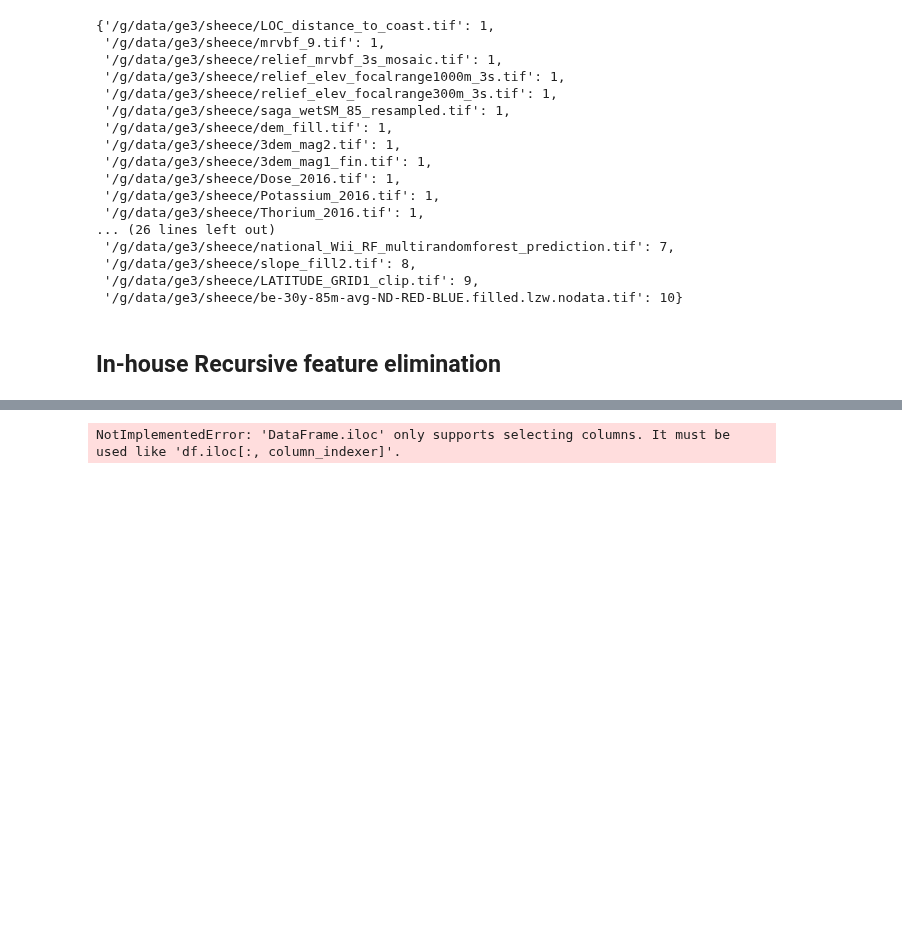
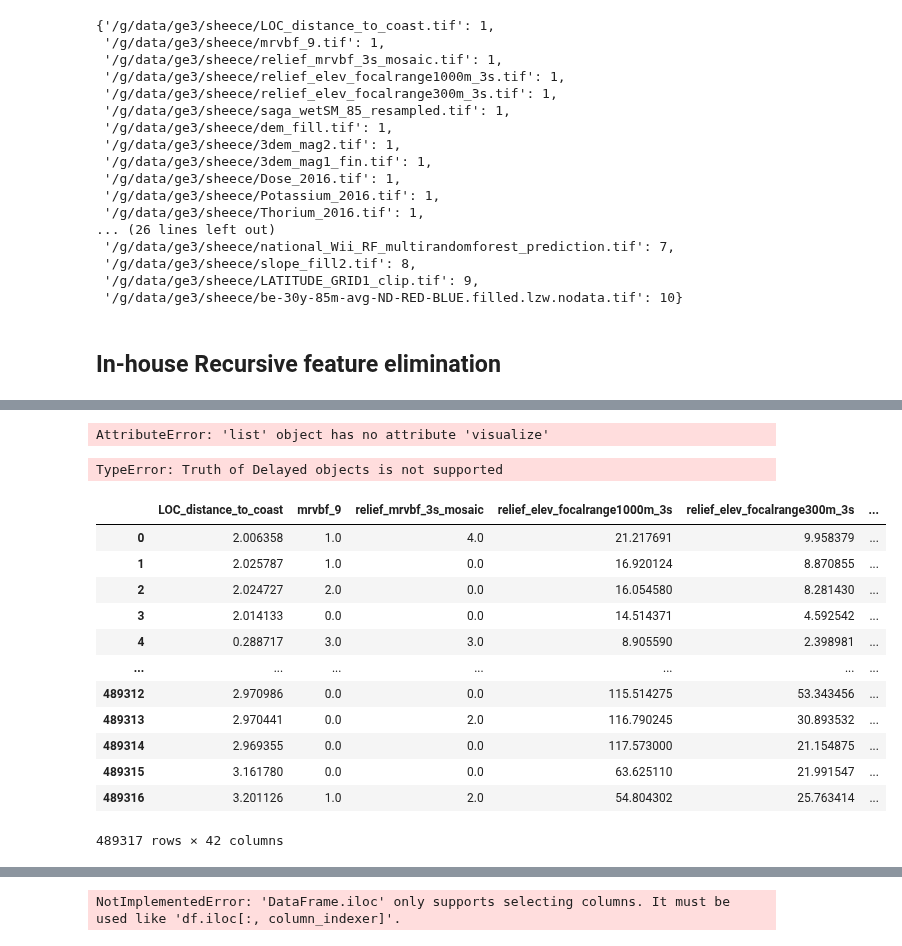
Before and after one commit to sheecegardezi/uncoverml, a Jupyter notebook: notebook/Feature Ranking.ipynb, the cells around one changed output, grey strips where cells are left out. Cells and saved outputs as stored; diff of their text form; code cells hidden in the pictures; blank space fills up the shorter version.

```diff
--- a/notebook/Feature Ranking.ipynb
+++ b/notebook/Feature Ranking.ipynb
@@ -193,0 +243,37 @@ def get_score_without_feature(X, y):
+# %%
+results.visualize
+# %% [output]
+AttributeError: 'list' object has no attribute 'visualize'
+# %%
+%%time
+
+now = time.time()
+results = []
+for feature in next(csv.reader(open(input_dataset_path)))[1:]:
+    score = get_score_without_feature([feature])
+    results.append(score)
+
+
+total = min(results)
+final_result = total.compute()
+after = time.time()
+print(after-now)
+print(result)
+# %% [output]
+TypeError: Truth of Delayed objects is not supported
+# %%
+pdf.drop("target",axis=1)
+# %% [output]
+|  | LOC_distance_to_coast | mrvbf_9 | relief_mrvbf_3s_mosaic | relief_elev_focalrange1000m_3s | relief_elev_focalrange300m_3s | ... |
+| 0 | 2.006358 | 1.0 | 4.0 | 21.217691 | 9.958379 | ... |
+| 1 | 2.025787 | 1.0 | 0.0 | 16.920124 | 8.870855 | ... |
+| 2 | 2.024727 | 2.0 | 0.0 | 16.054580 | 8.281430 | ... |
+| 3 | 2.014133 | 0.0 | 0.0 | 14.514371 | 4.592542 | ... |
+| 4 | 0.288717 | 3.0 | 3.0 | 8.905590 | 2.398981 | ... |
+| ... | ... | ... | ... | ... | ... | ... |
+| 489312 | 2.970986 | 0.0 | 0.0 | 115.514275 | 53.343456 | ... |
+| 489313 | 2.970441 | 0.0 | 2.0 | 116.790245 | 30.893532 | ... |
+| 489314 | 2.969355 | 0.0 | 0.0 | 117.573000 | 21.154875 | ... |
+| 489315 | 3.161780 | 0.0 | 0.0 | 63.625110 | 21.991547 | ... |
+| 489316 | 3.201126 | 1.0 | 2.0 | 54.804302 | 25.763414 | ... |
+489317 rows × 42 columns
```
Also changed, not shown: parts of 13 cells of this notebook, 3 other files.
